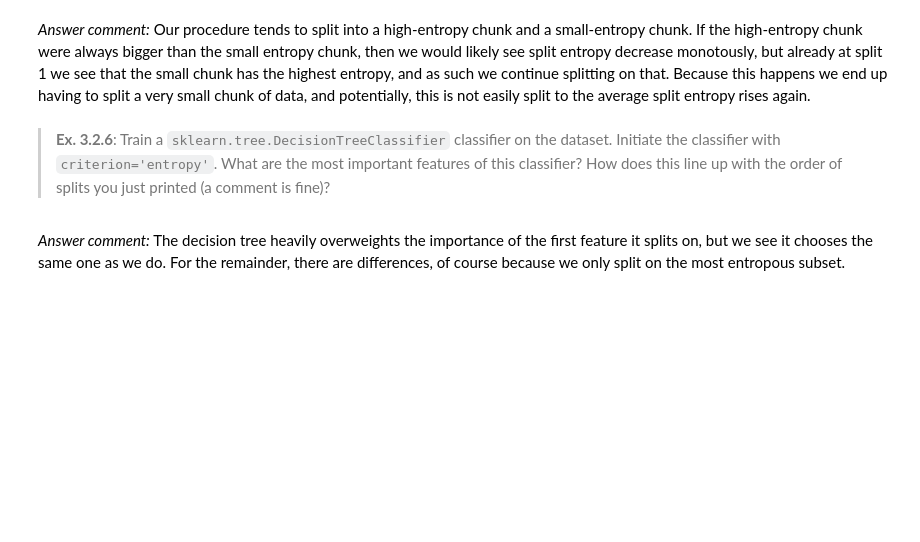
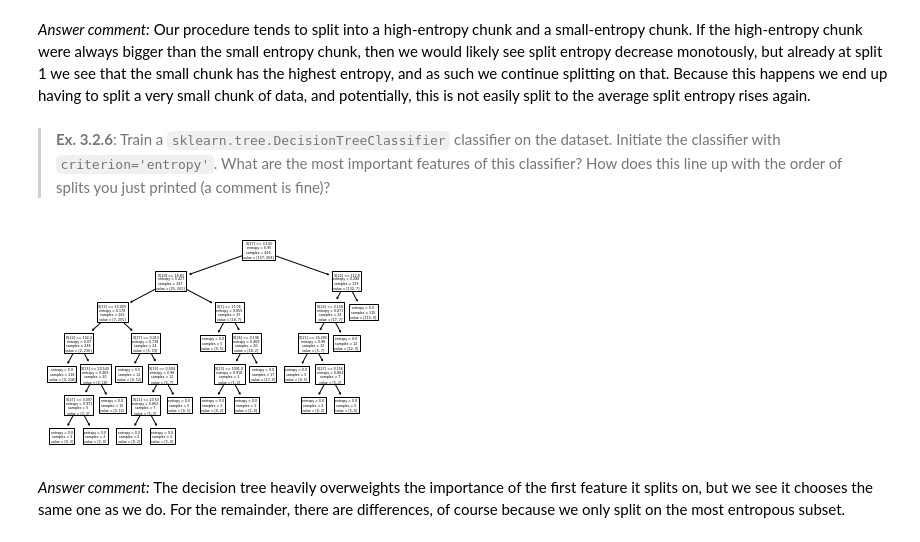
Before and after one commit to sellingsrud/mle, a Jupyter notebook: session_3/ex_3.ipynb, the cells around one changed output. Saved outputs shown, nothing was run; the diff lists cells and outputs as text; code cells hidden in the pictures; blank space fills up the shorter version.

```diff
--- a/session_3/ex_3.ipynb
+++ b/session_3/ex_3.ipynb
@@ -390,3 +386,16 @@ entropy rises again.
+# %%
+# [Answer to Ex. 3.2.6]
+
+
+from sklearn.tree import plot_tree, DecisionTreeClassifier
+
+dtc = DecisionTreeClassifier(criterion = "entropy")
+dtc.fit(X_train, y_train)
+
+plot_tree(dtc)
+plt.show()
+# %% [output]
+[figure, added]
 # %% [markdown]
 *Answer comment:* The decision tree heavily overweights the importance of the first feature it splits on, but we see it
 chooses the same one as we do. For the remainder, there are differences, of course because we only split on the most
```
Also changed, not shown: parts of 11 cells of this notebook.
